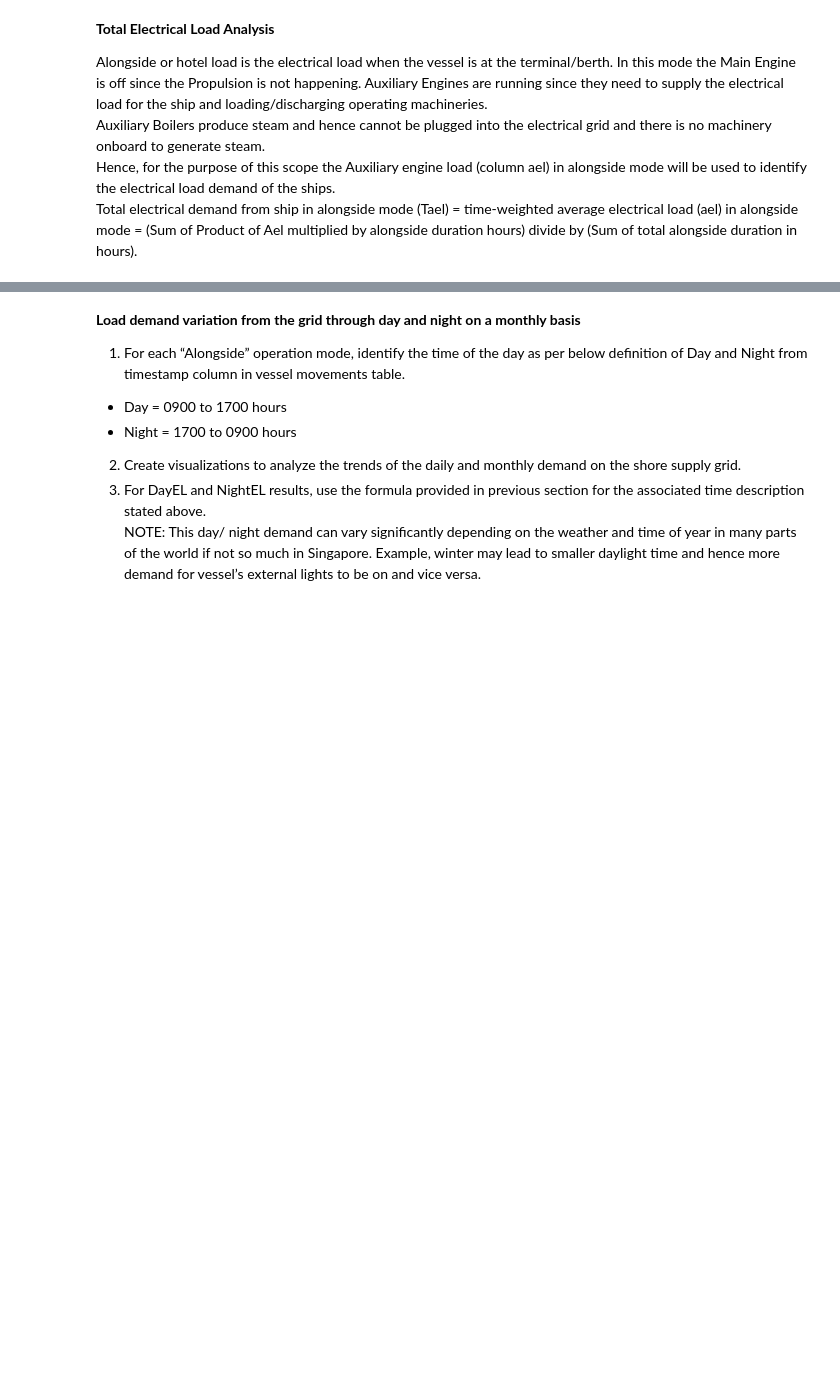
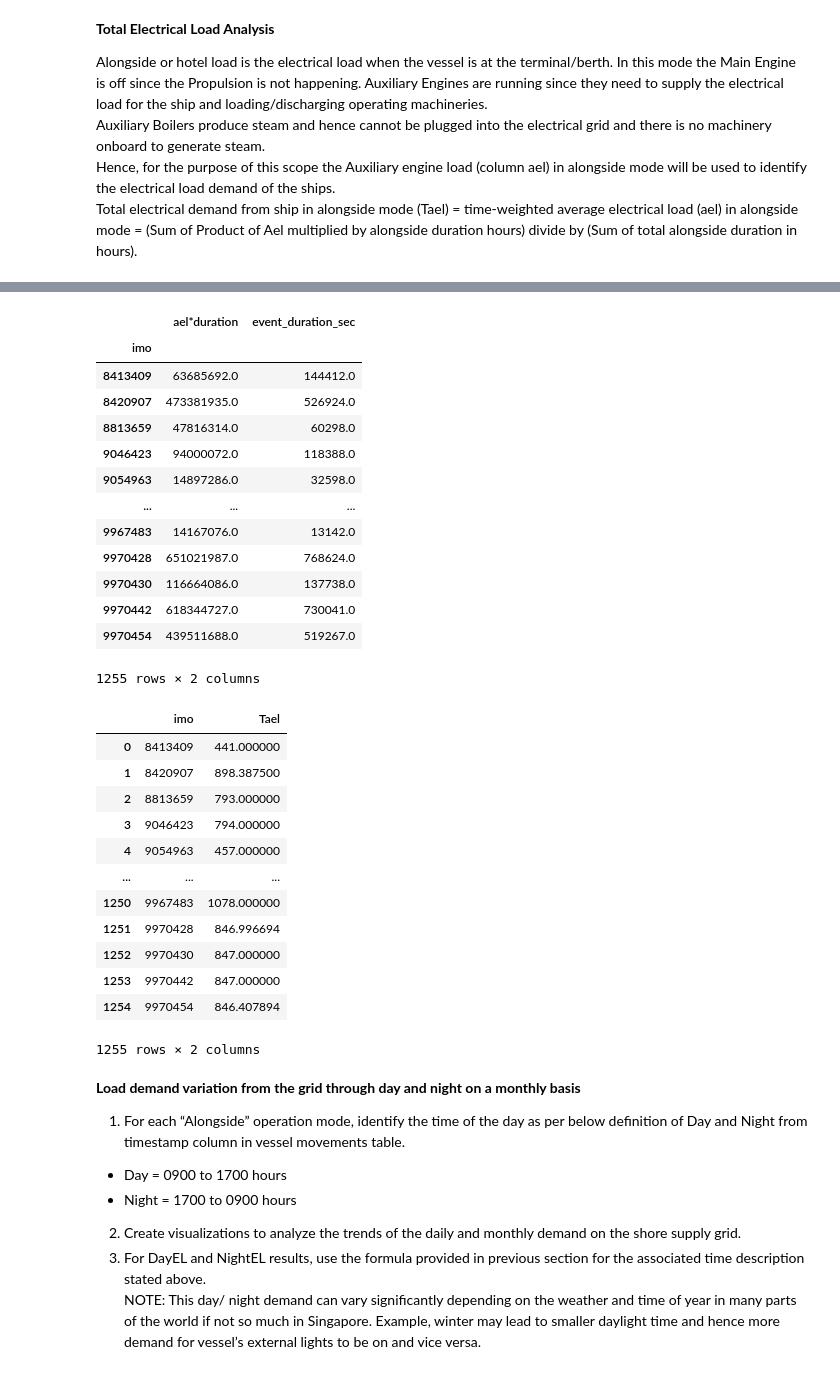
Before and after one commit to evanyan13/rightship, a Jupyter notebook: emission_calculation.ipynb, the cells around one changed output, grey strips where cells are left out. Saved outputs shown, nothing was run; the diff lists cells and outputs as text; code cells hidden in the pictures; blank space fills up the shorter version.

```diff
--- a/emission_calculation.ipynb
+++ b/emission_calculation.ipynb
@@ -151,6 +163,7 @@ def update_emission_tier(row):
         return 3
 
 vessel_df["emission_tier"] = vessel_df.apply(update_emission_tier, axis=1)
+vessel_df = vessel_df.drop(columns=["formatted_date"])
 display(vessel_df["emission_tier"].tail())
 # %% [output]
 2679458    3
@@ -274,3 +278,75 @@ True
+# %%
+# # Filter all operation mode that are alongside
+# alongside_df = vessel_df[vessel_df['operating_mode'] == 4].copy()
+# alongside_df['ael'] = alongside_df['ael'].fillna(0.0)
+
+# Change ael null to 0
+vessel_df['ael'] = vessel_df['ael'].fillna(0.0)
+
+vessel_df = vessel_df.sort_values(['imo', 'timestamp'], ascending=[True, True])
+
+# Add a column for the previous IMO value
+vessel_df['previous_imo'] = vessel_df['imo'].shift(1)
+
+# Initialize an event counter
+event_counter = 0
+
+# Function to detect and count events
+def detect_event(row):
+    global event_counter
+    # Increment event counter when a new event is detected
+    if row['event_duration_sec'] == 0.0 or row['imo'] != row['previous_imo']:
+        event_counter += 1
+    return event_counter
+
+# Apply the function to create the 'event' column
+vessel_df['event'] = vessel_df.apply(detect_event, axis=1)
+
+# Filter out for alongside mode only
+alongside = vessel_df[vessel_df['operating_mode'] == 4].copy()
+
+# Compute product of ael and duration
+alongside['ael*duration'] = alongside['ael'] * alongside['event_duration_sec']
+
+# Group by 'imo' and calculate the sum for both 'ael_duration' and 'event_duration_sec'
+grouped = alongside.groupby('imo')[['ael*duration', 'event_duration_sec']].sum()
+display(grouped)
+
+# Calculate the ratio
+grouped['Tael'] = grouped['ael*duration'] / grouped['event_duration_sec']
+
+# Reset index to convert 'imo' back to a column
+output = grouped.reset_index()[['imo', 'Tael']]
+
+display(output)
+# %% [output]
+|  | ael*duration | event_duration_sec |
+| imo |  |  |
+| 8413409 | 63685692.0 | 144412.0 |
+| 8420907 | 473381935.0 | 526924.0 |
+| 8813659 | 47816314.0 | 60298.0 |
+| 9046423 | 94000072.0 | 118388.0 |
+| 9054963 | 14897286.0 | 32598.0 |
+| ... | ... | ... |
+| 9967483 | 14167076.0 | 13142.0 |
+| 9970428 | 651021987.0 | 768624.0 |
+| 9970430 | 116664086.0 | 137738.0 |
+| 9970442 | 618344727.0 | 730041.0 |
+| 9970454 | 439511688.0 | 519267.0 |
+1255 rows × 2 columns
+|  | imo | Tael |
+| 0 | 8413409 | 441.000000 |
+| 1 | 8420907 | 898.387500 |
+| 2 | 8813659 | 793.000000 |
+| 3 | 9046423 | 794.000000 |
+| 4 | 9054963 | 457.000000 |
+| ... | ... | ... |
+| 1250 | 9967483 | 1078.000000 |
+| 1251 | 9970428 | 846.996694 |
+| 1252 | 9970430 | 847.000000 |
+| 1253 | 9970442 | 847.000000 |
+| 1254 | 9970454 | 846.407894 |
+1255 rows × 2 columns
 # %% [markdown]
 **Load demand variation from the grid through day and night on a monthly basis**
 
```
Also changed, not shown: parts of 2 cells of this notebook.
